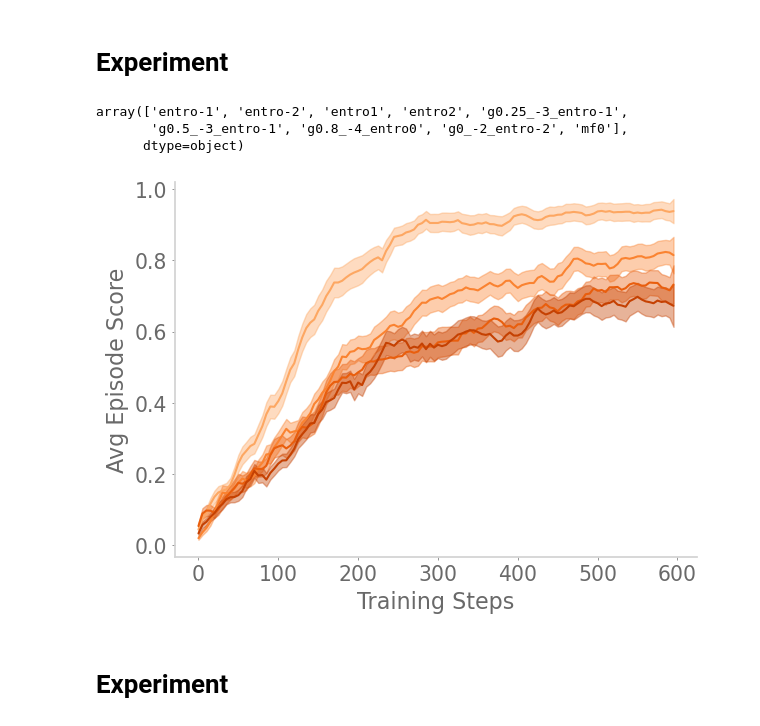
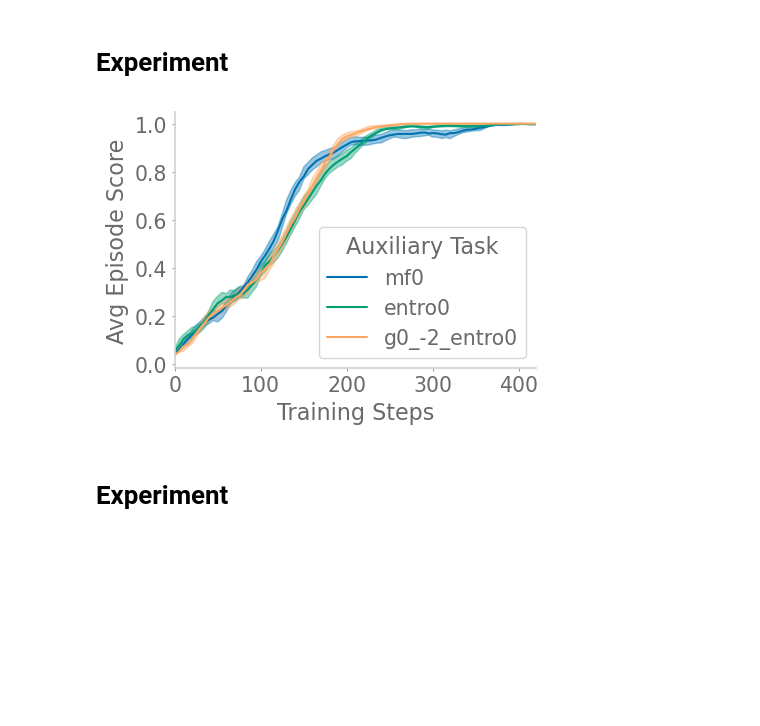
Before and after one commit to chingf/auxrl, a Jupyter notebook: notebooks/02-plot-learning-curves.ipynb, the cells around one changed output. Drawn from its saved outputs; the diff is of its cells as text; code cells hidden in the pictures; blank space fills up the shorter version.

```diff
--- a/notebooks/02-plot-learning-curves.ipynb
+++ b/notebooks/02-plot-learning-curves.ipynb
@@ -61,10 +61,9 @@ def get_df(base, z, pfiles, net_yaml):
 # %% [markdown]
 # Experiment
 # %%
-base = 'frozentransfer_new_gridworld8x8_shuffobs'
 base = 'new_gridworld8x8_shuffobs'
 net_yaml = 'dm'
-z = 4
+z = 11
 # %%
 pfiles = []
 
@@ -73,55 +72,46 @@ for pfile in os.listdir(pickle_dir):
     if pfile.endswith('.p'):
         pfiles.append(f'{pickle_dir}{pfile}')
 df = get_df(base, z, pfiles, net_yaml)
-# %%
-np.unique(df['model'])
-# %% [output]
-array(['entro-1', 'entro-2', 'entro1', 'entro2', 'g0.25_-3_entro-1',
-       'g0.5_-3_entro-1', 'g0.8_-4_entro0', 'g0_-2_entro-2', 'mf0'],
-      dtype=object)
 # %%
 colors = cm.get_cmap('Oranges')
 c_steps = np.linspace(0.4, 0.8, 4, endpoint=True)
-colors=[
-    #'C0', 'C2',
-    colors(c_steps[0]), colors(c_steps[1]), colors(c_steps[2]), colors(c_steps[3])
-    ]
+colors=['C0', 'C2', colors(c_steps[0])]
 new_df = df.copy()
 smooth_line = True
 new_df['episode'] = new_df['episode']//5*5
 episodes = np.unique(new_df['episode'])
-fig, ax = plt.subplots()
-for _idx, model in enumerate([
-    # 'mf0', 'entro-1',
-    'g0_-2_entro-2', 'g0.25_-3_entro-1', 'g0.5_-3_entro-1', 'g0.8_-4_entro0',
-    ]):
+fig, ax = plt.subplots(figsize=(6.4*0.75, 4.8*0.75))
+for _idx, model in enumerate(['mf0', 'entro0', 'g0_-2_entro0']):
     means = []
     sems = []
     for ep in episodes:
         vals = new_df[(new_df['model']==model) & (new_df['episode']==ep)]
         vals = vals['valid_score']
         means.append(np.mean(vals))
         sems.append(sem(vals))
     means = np.array(means)
     sems = np.array(sems)
     mean_lowerbound = means - sems
     mean_upperbound = means + sems
-    if smooth_line:
-        means = smooth(episodes, means, 3)
-        mean_lowerbound = smooth(episodes, mean_lowerbound)
-        mean_upperbound = smooth(episodes, mean_upperbound)
+
+    means = smooth(episodes, means, 5)
+    mean_lowerbound = smooth(episodes, mean_lowerbound)
+    mean_upperbound = smooth(episodes, mean_upperbound)
+
     ax.plot(episodes[:-1], means[:-1], label=model, color=colors[_idx])
     ax.fill_between(
         episodes[:-1], mean_lowerbound[:-1],
         mean_upperbound[:-1], alpha=0.4, color=colors[_idx])
+plt.xlim(0, 420)
 plt.ylabel('Avg Episode Score')
 plt.xlabel('Training Steps')
-#plt.legend(title='Auxiliary Task', loc='lower right')
+plt.legend(
+    title='Auxiliary Task', loc='lower right')
 plt.tight_layout()
 plt.savefig('foraging.png', dpi=300, transparent=True)
 plt.show()
 # %% [output]
-[figure, old version]
+[figure, new version]
 # %% [markdown]
 # Experiment
 # %%
```
Also changed, not shown: 3 other files.
